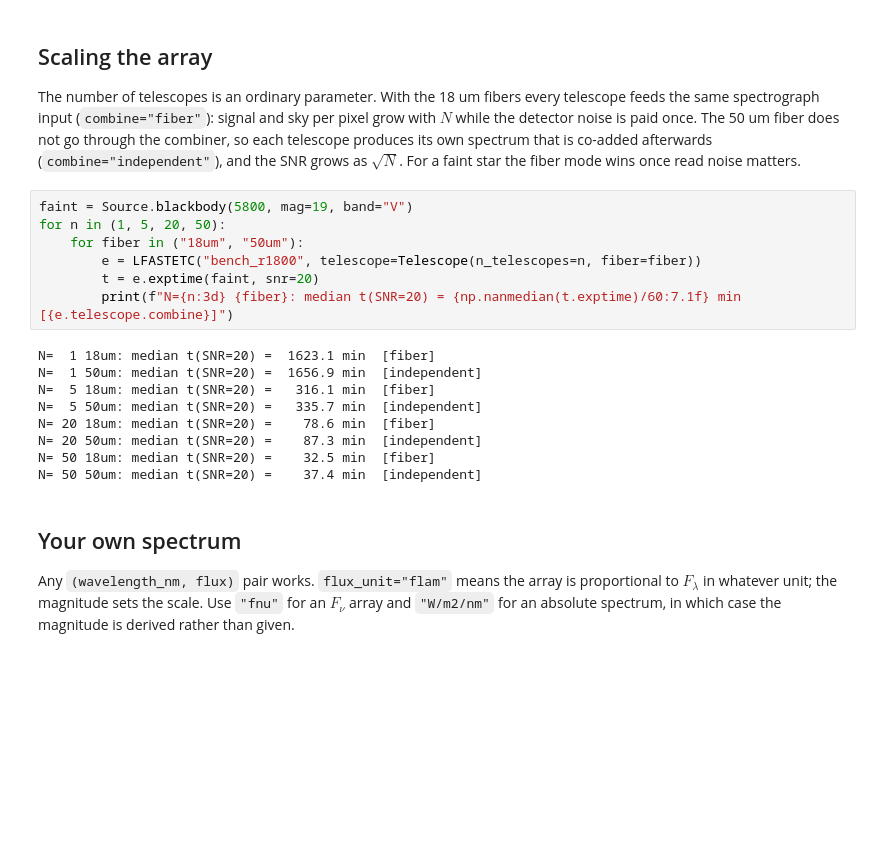
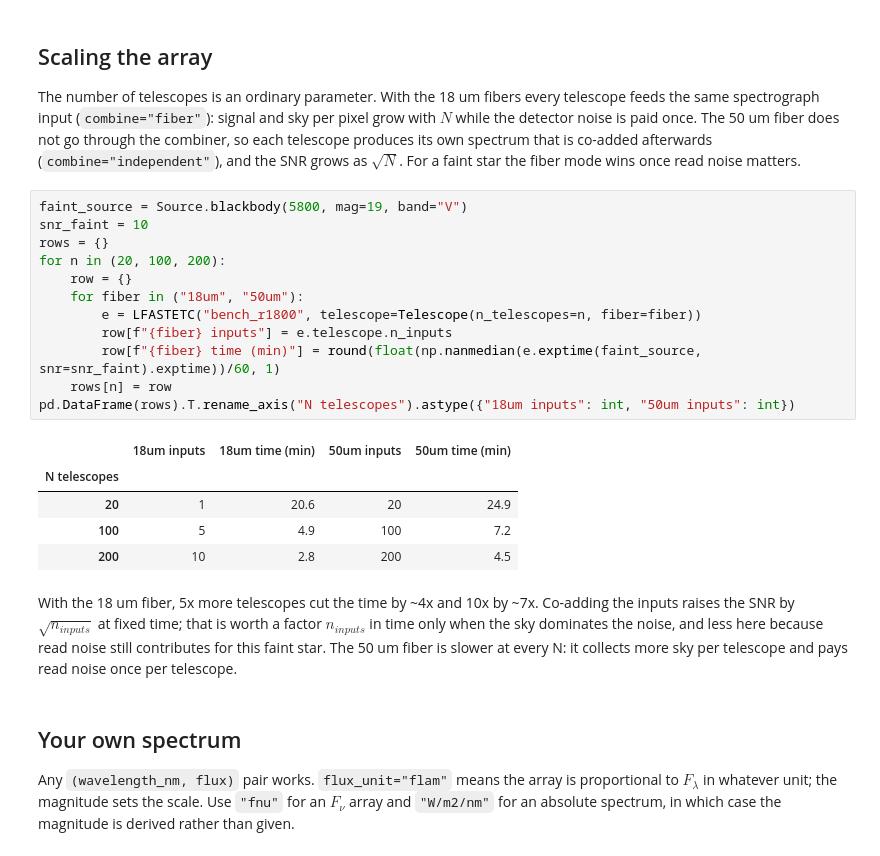
Before and after one commit to schmidt-observatories/lfast-etc, a Jupyter notebook: notebooks/01_quickstart.ipynb, the cells around one changed output. Saved outputs shown, nothing was run; the diff lists cells and outputs as text; blank space fills up the shorter version.

```diff
--- a/notebooks/01_quickstart.ipynb
+++ b/notebooks/01_quickstart.ipynb
@@ -206,21 +265,29 @@ detector noise is paid once. The 50 um fiber does not go through the combiner, s
 produces its own spectrum that is co-added afterwards (`combine="independent"`), and the SNR
 grows as $\sqrt{N}$. For a faint star the fiber mode wins once read noise matters.
 # %%
-faint = Source.blackbody(5800, mag=19, band="V")
-for n in (1, 5, 20, 50):
+faint_source = Source.blackbody(5800, mag=19, band="V")
+snr_faint = 10
+rows = {}
+for n in (20, 100, 200):
+    row = {}
     for fiber in ("18um", "50um"):
         e = LFASTETC("bench_r1800", telescope=Telescope(n_telescopes=n, fiber=fiber))
-        t = e.exptime(faint, snr=20)
-        print(f"N={n:3d} {fiber}: median t(SNR=20) = {np.nanmedian(t.exptime)/60:7.1f} min  [{e.telescope.combine}]")
+        row[f"{fiber} inputs"] = e.telescope.n_inputs
+        row[f"{fiber} time (min)"] = round(float(np.nanmedian(e.exptime(faint_source, snr=snr_faint).exptime))/60, 1)
+    rows[n] = row
+pd.DataFrame(rows).T.rename_axis("N telescopes").astype({"18um inputs": int, "50um inputs": int})
 # %% [output]
-N=  1 18um: median t(SNR=20) =  1623.1 min  [fiber]
-N=  1 50um: median t(SNR=20) =  1656.9 min  [independent]
-N=  5 18um: median t(SNR=20) =   316.1 min  [fiber]
-N=  5 50um: median t(SNR=20) =   335.7 min  [independent]
-N= 20 18um: median t(SNR=20) =    78.6 min  [fiber]
-N= 20 50um: median t(SNR=20) =    87.3 min  [independent]
-N= 50 18um: median t(SNR=20) =    32.5 min  [fiber]
-N= 50 50um: median t(SNR=20) =    37.4 min  [independent]
+|  | 18um inputs | 18um time (min) | 50um inputs | 50um time (min) |
+| N telescopes |  |  |  |  |
+| 20 | 1 | 20.6 | 20 | 24.9 |
+| 100 | 5 | 4.9 | 100 | 7.2 |
+| 200 | 10 | 2.8 | 200 | 4.5 |
+# %% [markdown]
+With the 18 um fiber, 5x more telescopes cut the time by ~4x and 10x by ~7x. Co-adding the
+inputs raises the SNR by $\sqrt{n_{inputs}}$ at fixed time; that is worth a factor $n_{inputs}$ in
+time only when the sky dominates the noise, and less here because read noise still contributes for
+this faint star. The 50 um fiber is slower at every N: it collects more sky per telescope and pays
+read noise once per telescope.
 # %% [markdown]
 ## Your own spectrum
 
```
Also changed, not shown: parts of 19 cells of this notebook, 1 other file.
